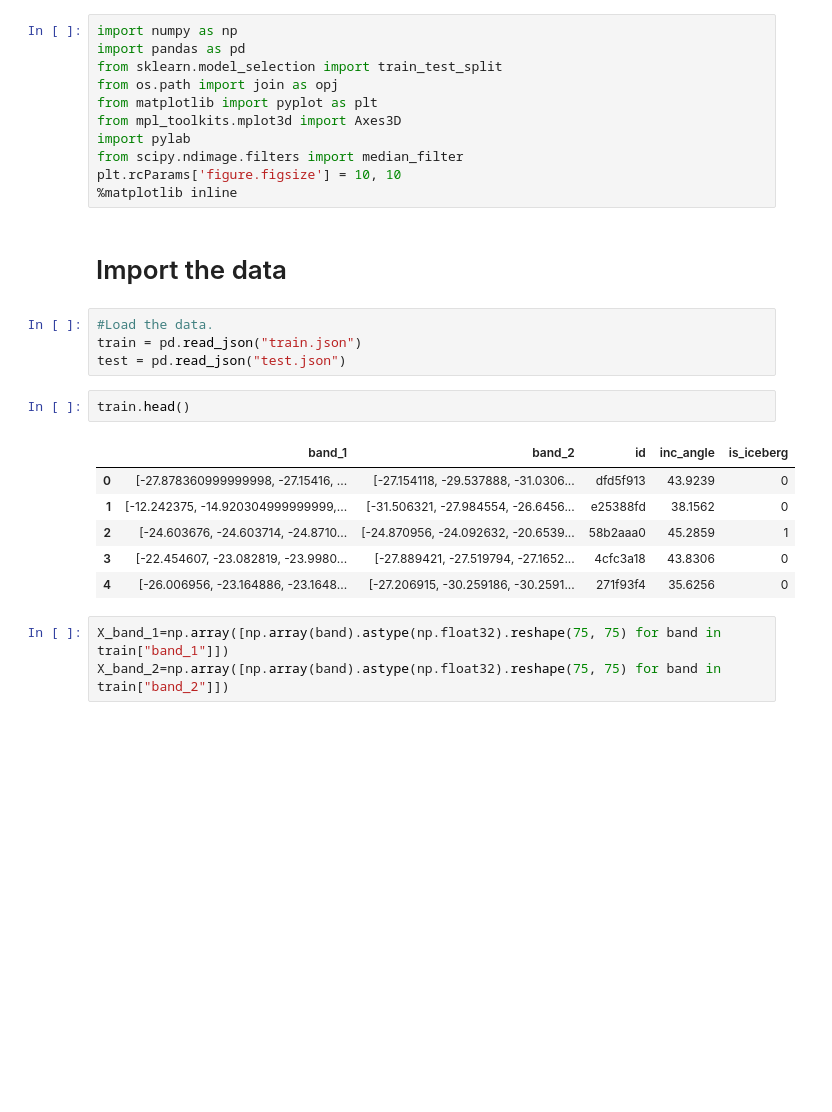
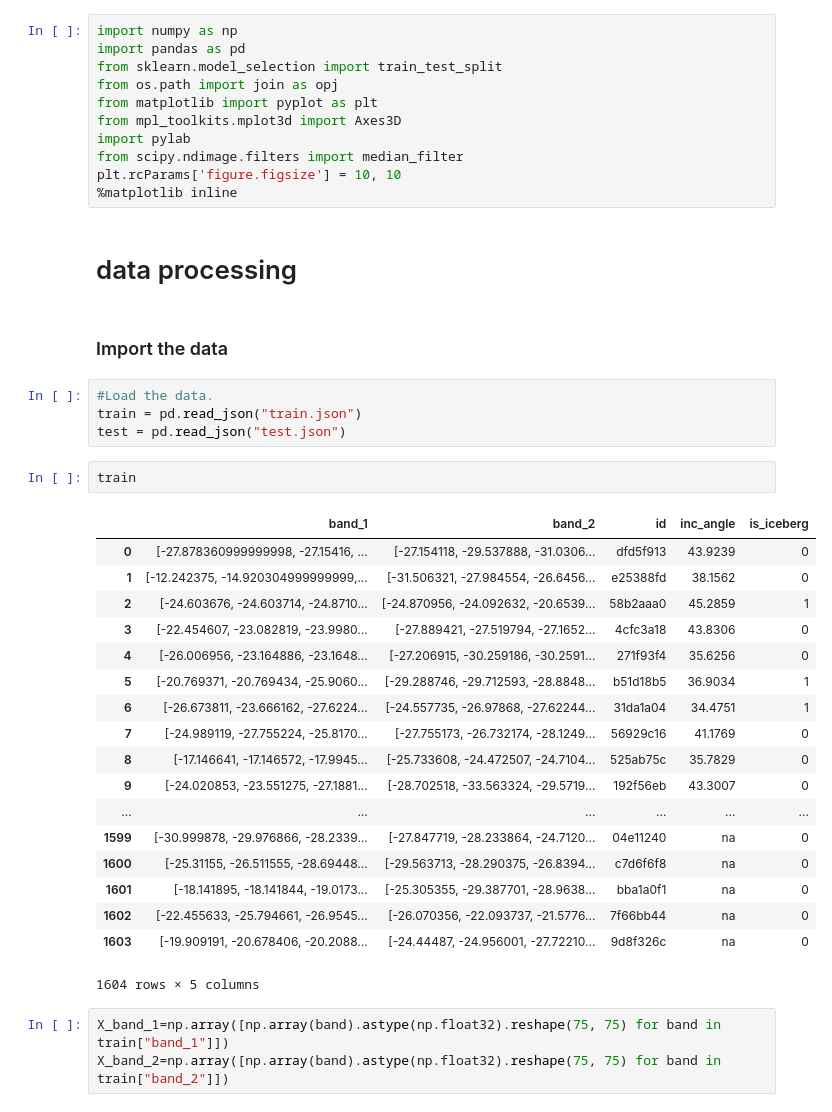
Before and after one commit to yaqiongz/Iceberg---Kaggle-competition, a Jupyter notebook: Iceberg.ipynb, the cells around one changed output. Saved outputs shown, nothing was run; the diff lists cells and outputs as text; blank space fills up the shorter version.

```diff
--- a/Iceberg.ipynb
+++ b/Iceberg.ipynb
@@ -9,21 +15,35 @@ import pylab
 from scipy.ndimage.filters import median_filter
 plt.rcParams['figure.figsize'] = 10, 10
 %matplotlib inline
+# %% [markdown]
+# data processing
 # %% [markdown]
-# Import the data
+### Import the data
 # %%
 #Load the data.
 train = pd.read_json("train.json")
 test = pd.read_json("test.json")
 # %%
-train.head()
+train
 # %% [output]
 |  | band_1 | band_2 | id | inc_angle | is_iceberg |
 | 0 | [-27.878360999999998, -27.15416, ... | [-27.154118, -29.537888, -31.0306... | dfd5f913 | 43.9239 | 0 |
 | 1 | [-12.242375, -14.920304999999999,... | [-31.506321, -27.984554, -26.6456... | e25388fd | 38.1562 | 0 |
 | 2 | [-24.603676, -24.603714, -24.8710... | [-24.870956, -24.092632, -20.6539... | 58b2aaa0 | 45.2859 | 1 |
 | 3 | [-22.454607, -23.082819, -23.9980... | [-27.889421, -27.519794, -27.1652... | 4cfc3a18 | 43.8306 | 0 |
 | 4 | [-26.006956, -23.164886, -23.1648... | [-27.206915, -30.259186, -30.2591... | 271f93f4 | 35.6256 | 0 |
+| 5 | [-20.769371, -20.769434, -25.9060... | [-29.288746, -29.712593, -28.8848... | b51d18b5 | 36.9034 | 1 |
+| 6 | [-26.673811, -23.666162, -27.6224... | [-24.557735, -26.97868, -27.62244... | 31da1a04 | 34.4751 | 1 |
+| 7 | [-24.989119, -27.755224, -25.8170... | [-27.755173, -26.732174, -28.1249... | 56929c16 | 41.1769 | 0 |
+| 8 | [-17.146641, -17.146572, -17.9945... | [-25.733608, -24.472507, -24.7104... | 525ab75c | 35.7829 | 0 |
+| 9 | [-24.020853, -23.551275, -27.1881... | [-28.702518, -33.563324, -29.5719... | 192f56eb | 43.3007 | 0 |
+| ... | ... | ... | ... | ... | ... |
+| 1599 | [-30.999878, -29.976866, -28.2339... | [-27.847719, -28.233864, -24.7120... | 04e11240 | na | 0 |
+| 1600 | [-25.31155, -26.511555, -28.69448... | [-29.563713, -28.290375, -26.8394... | c7d6f6f8 | na | 0 |
+| 1601 | [-18.141895, -18.141844, -19.0173... | [-25.305355, -29.387701, -28.9638... | bba1a0f1 | na | 0 |
+| 1602 | [-22.455633, -25.794661, -26.9545... | [-26.070356, -22.093737, -21.5776... | 7f66bb44 | na | 0 |
+| 1603 | [-19.909191, -20.678406, -20.2088... | [-24.44487, -24.956001, -27.72210... | 9d8f326c | na | 0 |
+1604 rows × 5 columns
 # %%
 X_band_1=np.array([np.array(band).astype(np.float32).reshape(75, 75) for band in train["band_1"]])
 X_band_2=np.array([np.array(band).astype(np.float32).reshape(75, 75) for band in train["band_2"]])
```
Also changed, not shown: parts of 18 cells of this notebook.
